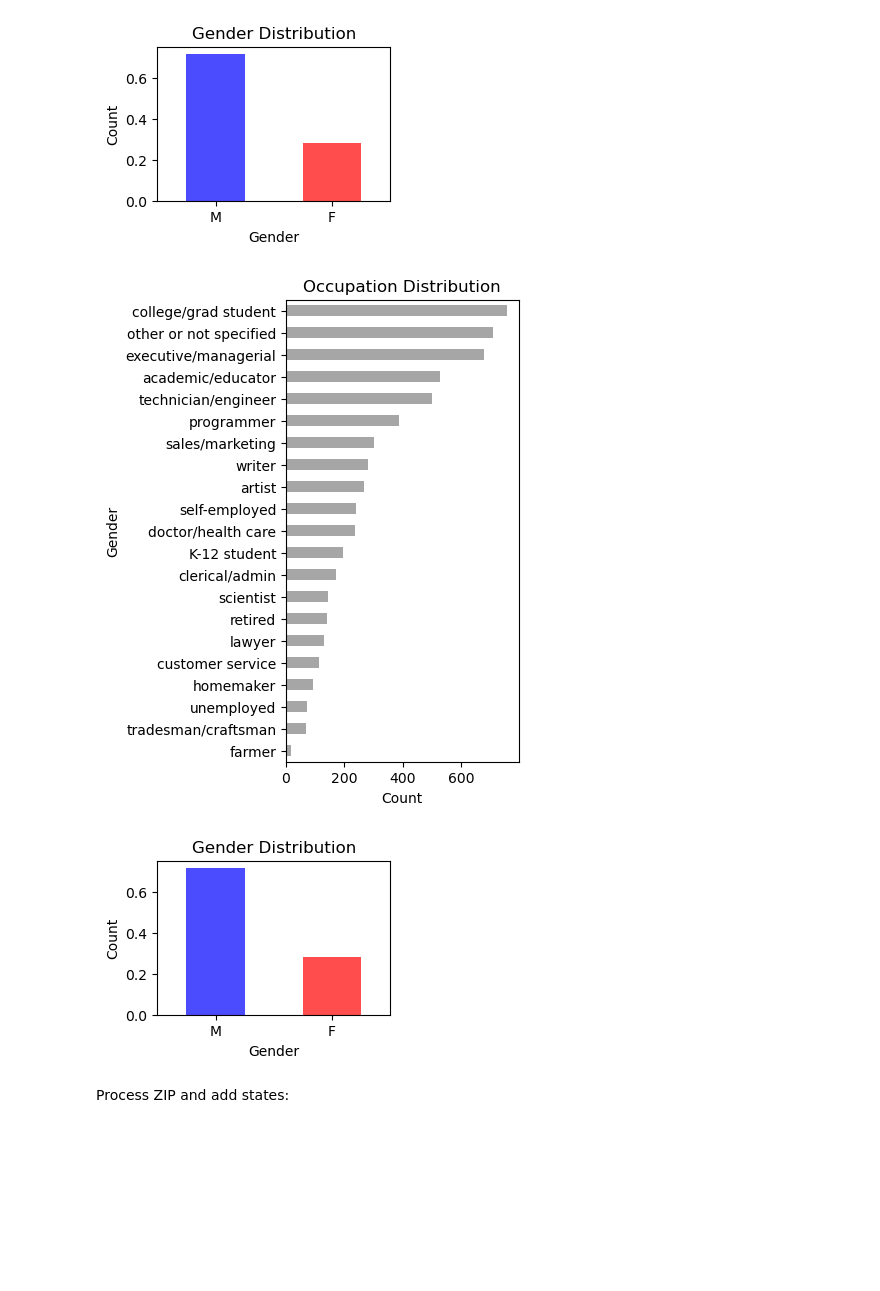
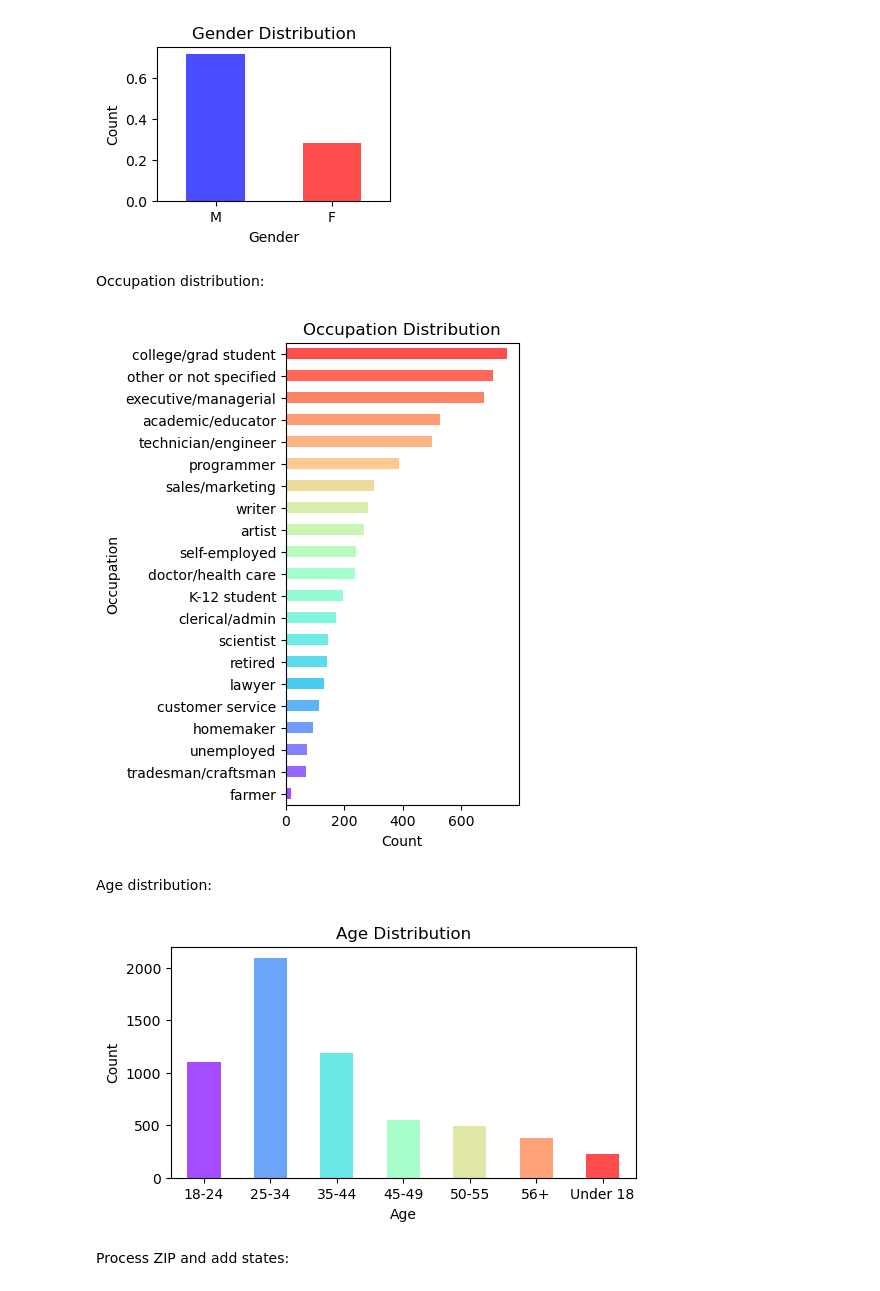
Before and after one commit to starovit/ucu-recsys-movielens, a Jupyter notebook: experiments/1_eda/eda.ipynb, the cells around one changed output. Saved outputs shown, nothing was run; the diff lists cells and outputs as text; code cells hidden in the pictures; blank space fills up the shorter version.

```diff
--- a/experiments/1_eda/eda.ipynb
+++ b/experiments/1_eda/eda.ipynb
@@ -185,29 +205,34 @@ plt.xticks(rotation=0)
 plt.show()
 # %% [output]
 [figure]
+# %% [markdown]
+Occupation distribution:
 # %%
 plt.figure(figsize=(3, 6))
-df_users["Occupation"].map(occupations).value_counts(normalize=False).\
-    sort_values(ascending=True).plot(kind='barh', alpha=0.7, color='gray')
+occupation_counts = df_users["Occupation"].map(occupations).value_counts(normalize=False).sort_values(ascending=True)
+colors = plt.cm.rainbow(np.linspace(0, 1, len(occupation_counts)))
+occupation_counts.plot(kind='barh', alpha=0.7, color=colors)
 plt.title('Occupation Distribution')
 plt.xlabel('Count')
-plt.ylabel('Gender')
+plt.ylabel('Occupation')
 plt.xticks(rotation=0)
 plt.show()
 # %% [output]
-[figure, old version]
+[figure, new version]
+# %% [markdown]
+Age distribution:
 # %%
-plt.figure(figsize=(3, 2))
-df_users['Gender'].value_counts(normalize=True).plot(kind='bar',
-                                                     color=['blue', 'red'],
-                                                     alpha=0.7)
-plt.title('Gender Distribution')
-plt.xlabel('Gender')
+plt.figure(figsize=(6, 3))
+occupation_counts = df_users["Age"].map(age_groups).value_counts(normalize=False).sort_index(ascending=True)
+colors = plt.cm.rainbow(np.linspace(0, 1, len(occupation_counts)))
+occupation_counts.plot(kind='bar', alpha=0.7, color=colors)
+plt.title('Age Distribution')
+plt.xlabel('Age')
 plt.ylabel('Count')
 plt.xticks(rotation=0)
 plt.show()
 # %% [output]
-[figure, old version]
+[figure, new version]
 # %% [markdown]
 Process ZIP and add states:
 # %%
```
Also changed, not shown: parts of 76 cells of this notebook.
